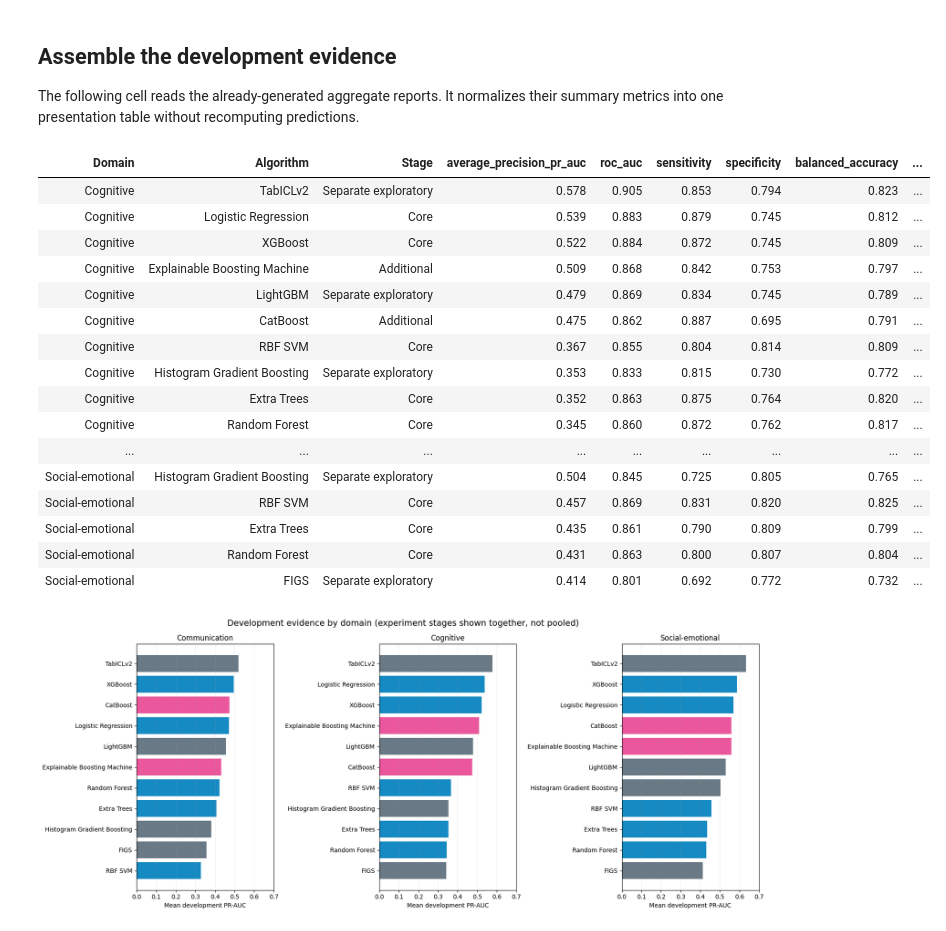
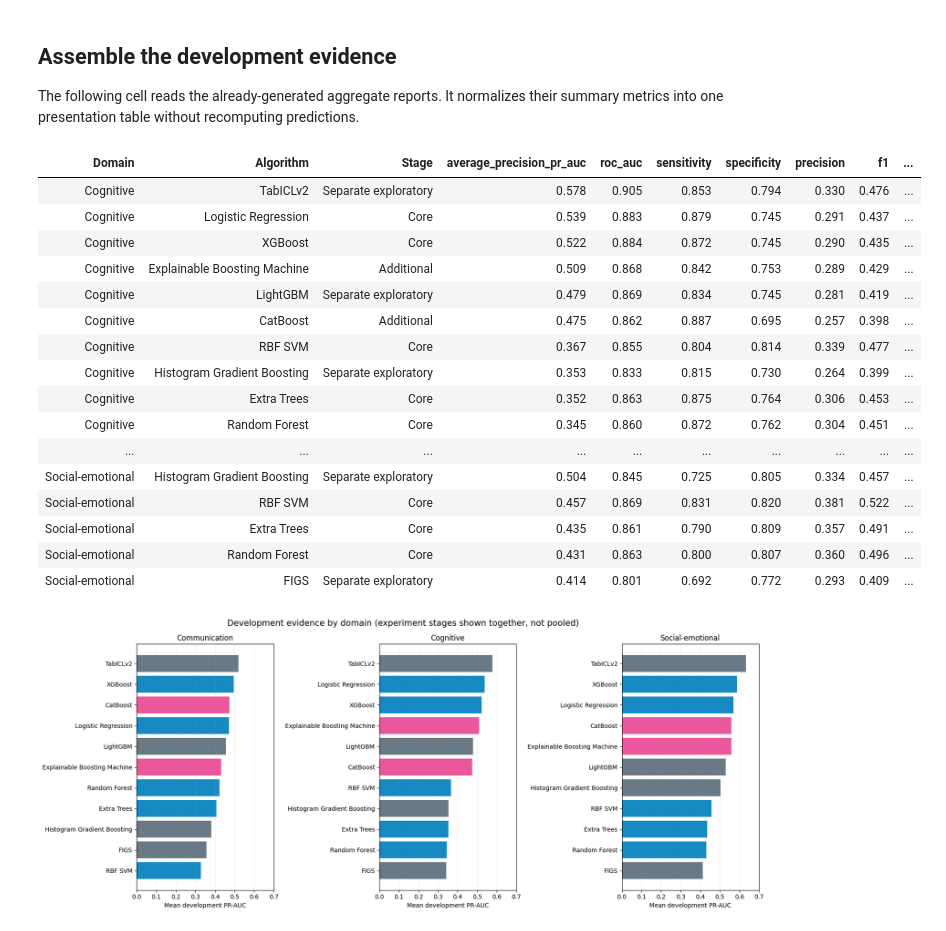
Before and after one commit to JayasankaHirimuthugodage/ResearchComponent, a Jupyter notebook: tmp/notebook-validation/consolidated-research-model-evaluation.executed.ipynb, the cells around one changed output. Saved outputs shown, nothing was run; the diff lists cells and outputs as text; code cells hidden in the pictures.

```diff
--- a/tmp/notebook-validation/consolidated-research-model-evaluation.executed.ipynb
+++ b/tmp/notebook-validation/consolidated-research-model-evaluation.executed.ipynb
@@ -94,52 +92,52 @@ NAME_LABELS = {
     'catboost_ordered_balanced': 'CatBoost',
     'ebm_main_effects_balanced': 'Explainable Boosting Machine',
 }
-METRICS = ['average_precision_pr_auc', 'roc_auc', 'sensitivity', 'specificity', 'balanced_accuracy', 'brier_score']
+METRICS = ['average_precision_pr_auc', 'roc_auc', 'sensitivity', 'specificity', 'precision', 'f1', 'balanced_accuracy', 'brier_score']
 rows = []
 
 seven = load_report('development-additional-model-comparison-report.json')
 for target, domain_data in seven['domains'].items():
     for candidate, candidate_data in domain_data['candidates'].items():
         summary = candidate_data['repeat_metric_summary']
         rows.append({'Domain': DOMAIN_LABELS[target], 'Algorithm': NAME_LABELS[candidate],
                      'Stage': 'Core' if candidate in list(NAME_LABELS)[:5] else 'Additional',
                      **{metric: summary[metric]['mean'] for metric in METRICS}})
 
 separate_reports = [
     ('development-lightgbm-comparison-report.json', 'LightGBM'),
     ('development-figs-comparison-report.json', 'FIGS'),
     ('development-histgradientboosting-comparison-report.json', 'Histogram Gradient Boosting'),
     ('development-tabiclv2-model-comparison-report.json', 'TabICLv2'),
 ]
 for filename, label in separate_reports:
     report = load_report(filename)
     for target, domain_data in report['domains'].items():
         summary = domain_data['repeat_metric_summary']
         rows.append({'Domain': DOMAIN_LABELS[target], 'Algorithm': label, 'Stage': 'Separate exploratory',
                      **{metric: summary[metric]['mean'] for metric in METRICS}})
 
 development = pd.DataFrame(rows)
 assert len(development) == 33
 assert development['Algorithm'].nunique() == 11
 display(development.sort_values(['Domain', 'average_precision_pr_auc'], ascending=[True, False]).style.hide(axis='index').format({m: '{:.3f}' for m in METRICS}))
 # %% [output]
-| Domain | Algorithm | Stage | average_precision_pr_auc | roc_auc | sensitivity | specificity | balanced_accuracy | ... |
-| Cognitive | TabICLv2 | Separate exploratory | 0.578 | 0.905 | 0.853 | 0.794 | 0.823 | ... |
-| Cognitive | Logistic Regression | Core | 0.539 | 0.883 | 0.879 | 0.745 | 0.812 | ... |
-| Cognitive | XGBoost | Core | 0.522 | 0.884 | 0.872 | 0.745 | 0.809 | ... |
-| Cognitive | Explainable Boosting Machine | Additional | 0.509 | 0.868 | 0.842 | 0.753 | 0.797 | ... |
-| Cognitive | LightGBM | Separate exploratory | 0.479 | 0.869 | 0.834 | 0.745 | 0.789 | ... |
-| Cognitive | CatBoost | Additional | 0.475 | 0.862 | 0.887 | 0.695 | 0.791 | ... |
-| Cognitive | RBF SVM | Core | 0.367 | 0.855 | 0.804 | 0.814 | 0.809 | ... |
-| Cognitive | Histogram Gradient Boosting | Separate exploratory | 0.353 | 0.833 | 0.815 | 0.730 | 0.772 | ... |
-| Cognitive | Extra Trees | Core | 0.352 | 0.863 | 0.875 | 0.764 | 0.820 | ... |
-| Cognitive | Random Forest | Core | 0.345 | 0.860 | 0.872 | 0.762 | 0.817 | ... |
-| ... | ... | ... | ... | ... | ... | ... | ... | ... |
-| Social-emotional | Histogram Gradient Boosting | Separate exploratory | 0.504 | 0.845 | 0.725 | 0.805 | 0.765 | ... |
-| Social-emotional | RBF SVM | Core | 0.457 | 0.869 | 0.831 | 0.820 | 0.825 | ... |
-| Social-emotional | Extra Trees | Core | 0.435 | 0.861 | 0.790 | 0.809 | 0.799 | ... |
-| Social-emotional | Random Forest | Core | 0.431 | 0.863 | 0.800 | 0.807 | 0.804 | ... |
-| Social-emotional | FIGS | Separate exploratory | 0.414 | 0.801 | 0.692 | 0.772 | 0.732 | ... |
+| Domain | Algorithm | Stage | average_precision_pr_auc | roc_auc | sensitivity | specificity | precision | f1 | ... |
+| Cognitive | TabICLv2 | Separate exploratory | 0.578 | 0.905 | 0.853 | 0.794 | 0.330 | 0.476 | ... |
+| Cognitive | Logistic Regression | Core | 0.539 | 0.883 | 0.879 | 0.745 | 0.291 | 0.437 | ... |
+| Cognitive | XGBoost | Core | 0.522 | 0.884 | 0.872 | 0.745 | 0.290 | 0.435 | ... |
+| Cognitive | Explainable Boosting Machine | Additional | 0.509 | 0.868 | 0.842 | 0.753 | 0.289 | 0.429 | ... |
+| Cognitive | LightGBM | Separate exploratory | 0.479 | 0.869 | 0.834 | 0.745 | 0.281 | 0.419 | ... |
+| Cognitive | CatBoost | Additional | 0.475 | 0.862 | 0.887 | 0.695 | 0.257 | 0.398 | ... |
+| Cognitive | RBF SVM | Core | 0.367 | 0.855 | 0.804 | 0.814 | 0.339 | 0.477 | ... |
+| Cognitive | Histogram Gradient Boosting | Separate exploratory | 0.353 | 0.833 | 0.815 | 0.730 | 0.264 | 0.399 | ... |
+| Cognitive | Extra Trees | Core | 0.352 | 0.863 | 0.875 | 0.764 | 0.306 | 0.453 | ... |
+| Cognitive | Random Forest | Core | 0.345 | 0.860 | 0.872 | 0.762 | 0.304 | 0.451 | ... |
+| ... | ... | ... | ... | ... | ... | ... | ... | ... | ... |
+| Social-emotional | Histogram Gradient Boosting | Separate exploratory | 0.504 | 0.845 | 0.725 | 0.805 | 0.334 | 0.457 | ... |
+| Social-emotional | RBF SVM | Core | 0.457 | 0.869 | 0.831 | 0.820 | 0.381 | 0.522 | ... |
+| Social-emotional | Extra Trees | Core | 0.435 | 0.861 | 0.790 | 0.809 | 0.357 | 0.491 | ... |
+| Social-emotional | Random Forest | Core | 0.431 | 0.863 | 0.800 | 0.807 | 0.360 | 0.496 | ... |
+| Social-emotional | FIGS | Separate exploratory | 0.414 | 0.801 | 0.692 | 0.772 | 0.293 | 0.409 | ... |
 # %%
 fig, axes = plt.subplots(1, 3, figsize=(17, 7), sharex=True)
 for axis, domain in zip(axes, DOMAIN_LABELS.values()):
```
Also changed, not shown: parts of 8 cells of this notebook, 1 other file.
